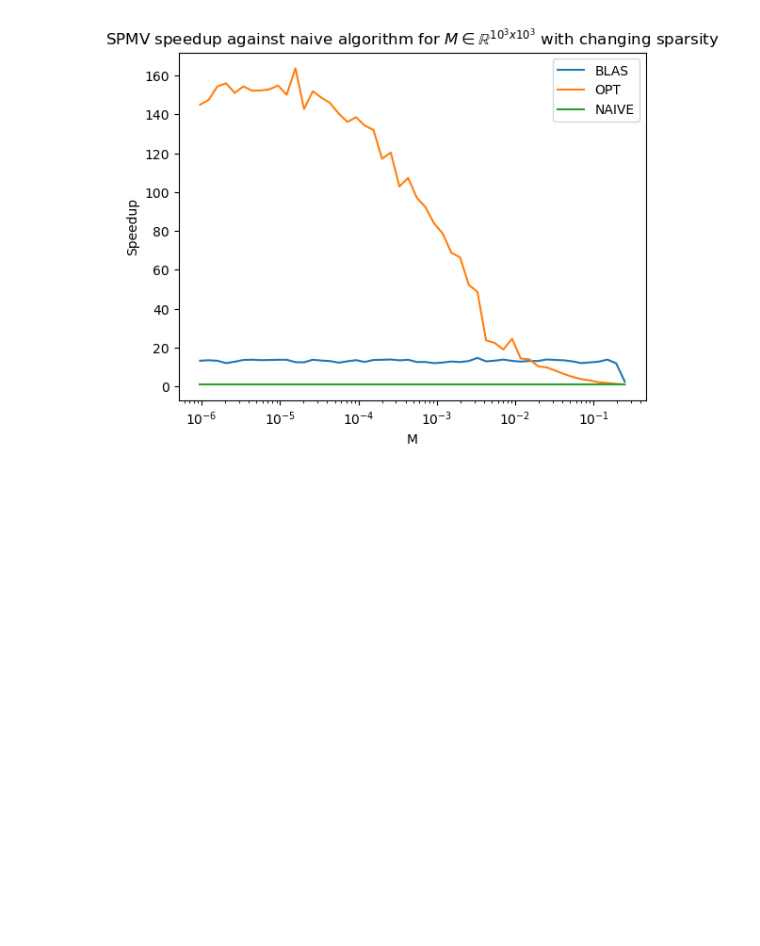
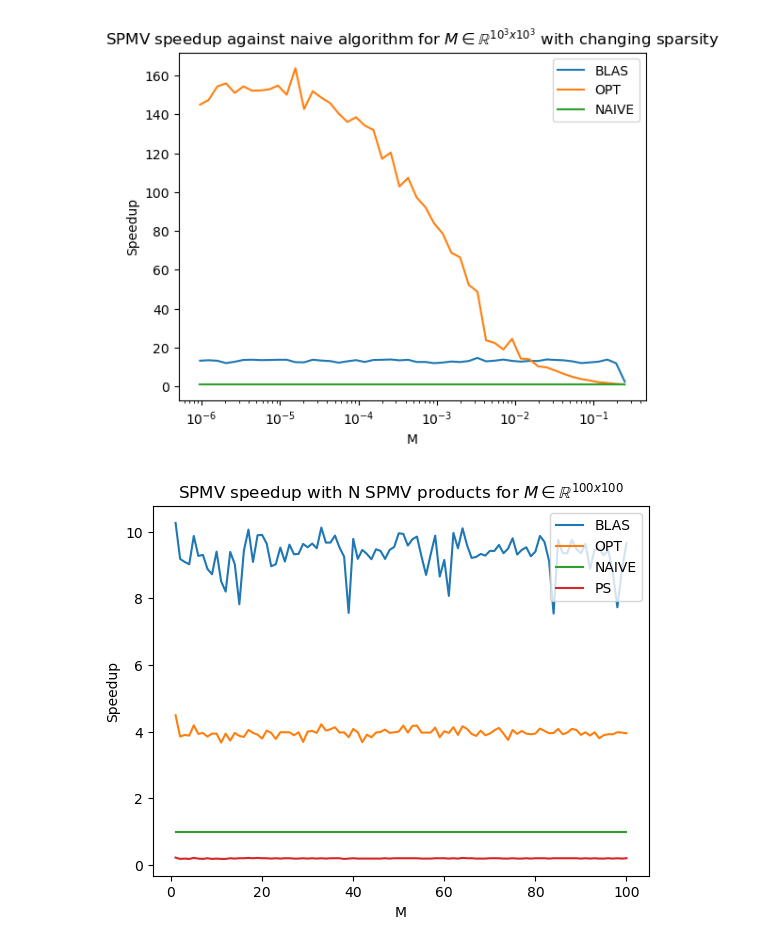
Before and after one commit to Zsivony1es/binsps-matrix-mult, a Jupyter notebook: graphs.ipynb, the cells around one changed output. Saved outputs shown, nothing was run; the diff lists cells and outputs as text; code cells hidden in the pictures; blank space fills up the shorter version.

Commit message:
Add plot

```diff
--- a/graphs.ipynb
+++ b/graphs.ipynb
@@ -56,3 +56,18 @@ plt.legend(loc='upper right')
 plt.show()
 # %% [output]
 [figure]
+# %%
+csv_path = './res/multiprod_perf_test.csv'
+df = pd.read_csv(csv_path)
+
+plt.plot(df['N'], df['blas_speedup'], label='BLAS')
+plt.plot(df['N'], df['opt_speedup'], label='OPT')
+plt.plot(df['N'], df['naive_speedup'], label='NAIVE')
+plt.plot(df['N'], df['ps_speedup'], label='PS')
+plt.xlabel('M')
+plt.ylabel('Speedup')
+plt.title('SPMV speedup with N SPMV products for $M \in \mathbb{R}^{100 x 100}$')
+plt.legend(loc='upper right')
+plt.show()
+# %% [output]
+[figure, added]
```
Also changed, not shown: 8 other files.
